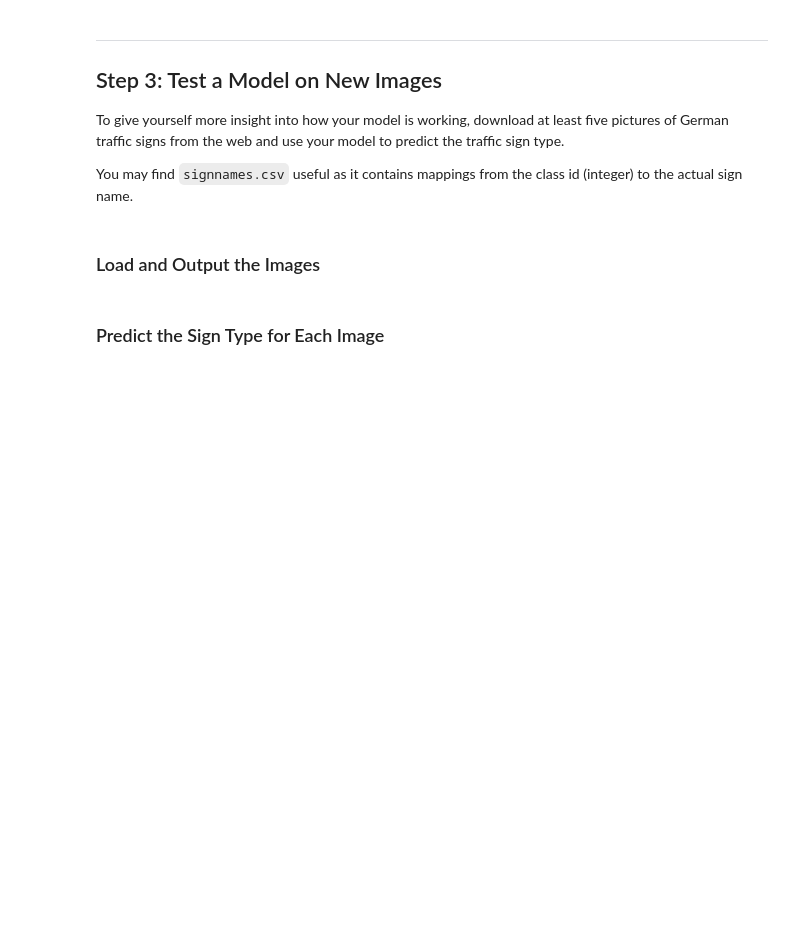
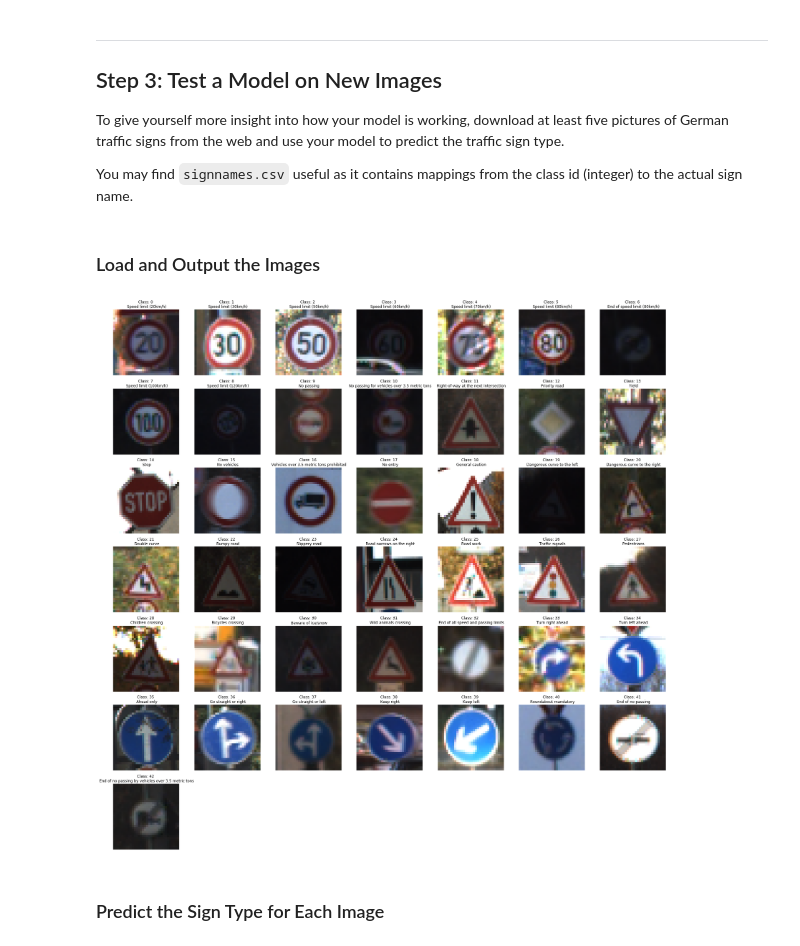
Before and after one commit to dragon7-fc/CarND-Traffic-Sign-Classifier-Project, a Jupyter notebook: Traffic_Sign_Classifier.ipynb, the cells around one changed output. Saved outputs shown, nothing was run; the diff lists cells and outputs as text; code cells hidden in the pictures; blank space fills up the shorter version.

```diff
--- a/Traffic_Sign_Classifier.ipynb
+++ b/Traffic_Sign_Classifier.ipynb
@@ -166,8 +166,9 @@ Use the code cell (or multiple code cells, if necessary) to implement the first
 #### Grayscale
 # %%
 import cv2
+import numpy as np
 
-def gray(data):
+def grayscale(data):
     out_data = []
     for img in data:
 
@@ -177,9 +178,9 @@ def gray(data):
         out_data.append(gray)
     return np.array(out_data)
 
-X_train_gray = gray(X_train)
-X_valid_gray = gray(X_valid)
-X_test_gray = gray(X_test)
+X_train_gray = grayscale(X_train)
+X_valid_gray = grayscale(X_valid)
+X_test_gray = grayscale(X_test)
 
 ### Show images with it label.
 plt.figure(figsize=(32, 32))
@@ -394,3 +397,18 @@ You may find `signnames.csv` useful as it contains mappings from the class id (i
+# %%
+### Load the images and plot them here.
+### Feel free to use as many code cells as needed.
+
+### Show images with it label.
+plt.figure(figsize=(32, 32))
+for i in range(0, n_classes):
+    plt.subplot(7, 7, i+1)
+    x_test_selected = X_test[y_test == i]
+    plt.imshow(x_test_selected[0]) #draw the first image of each class
+    plt.title('Class: {} \n {}'.format(i, all_labels[i]))
+    plt.axis('off')
+plt.show()
+# %% [output]
+[figure, added]
 # %% [markdown]
 ### Predict the Sign Type for Each Image
 # %%
```
Also changed, not shown: parts of 4 cells of this notebook.
